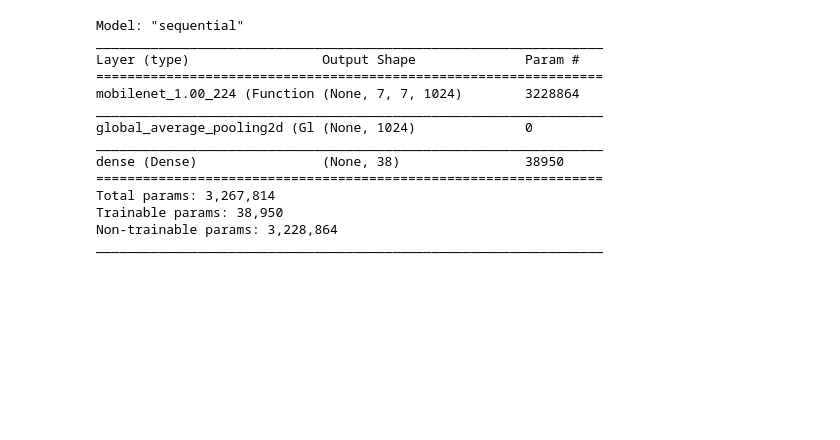
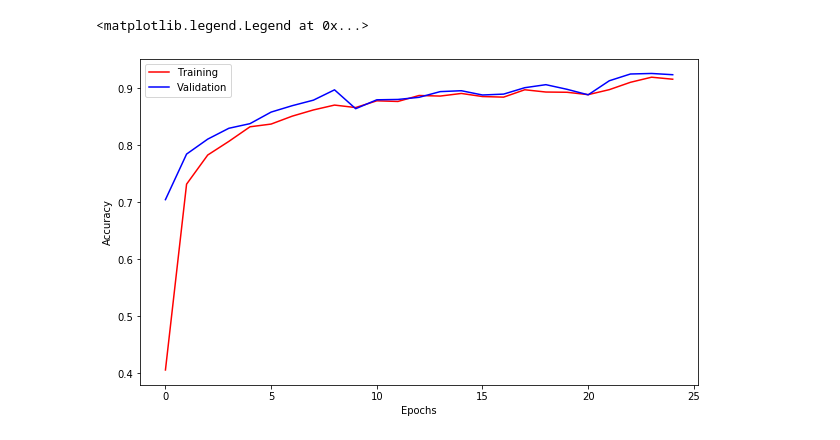
Before and after one commit to suagar10/AgraQ, a Jupyter notebook: Models/plant_disease_prediction_model.ipynb, the cells around one changed output. Saved outputs shown, nothing was run; the diff lists cells and outputs as text; code cells hidden in the pictures; blank space fills up the shorter version.

```diff
--- a/Models/plant_disease_prediction_model.ipynb
+++ b/Models/plant_disease_prediction_model.ipynb
@@ -15,0 +18,8 @@ from tensorflow.keras.preprocessing.image import ImageDataGenerator
+# %%
+train_datagen = keras.preprocessing.image.ImageDataGenerator(rescale = 1/255.0)
+batch_size = 32
+train_data = train_datagen.flow_from_directory(os.path.join(base_dir,"valid"),
+                                               target_size=(image_size,image_size),
+                                               batch_size=batch_size,
+                                               class_mode="categorical"
+                                              )
@@ -16,6 +32,2 @@ from tensorflow.keras.preprocessing.image import ImageDataGenerator
 # %%
-conv_base = tf.keras.applications.MobileNet(
-    include_top= False,
-    weights= 'imagenet',
-    input_shape= (224, 224, 3)
-)
+base_model = keras.applications.MobileNet(weights="imagenet",include_top=False,input_shape=(image_size,image_size,3))
@@ -143,18 +99,15 @@ model.save('trained_model_mobilenet.h5')
-# %%
-loader = tf.keras.models.load_model('trained_model_mobilenet.h5')
-loader.summary()
-# %% [output]
-Model: "sequential"
-_________________________________________________________________
-Layer (type)                 Output Shape              Param #
-=================================================================
-mobilenet_1.00_224 (Function (None, 7, 7, 1024)        3228864
-_________________________________________________________________
-global_average_pooling2d (Gl (None, 1024)              0
-_________________________________________________________________
-dense (Dense)                (None, 38)                38950
-=================================================================
-Total params: 3,267,814
-Trainable params: 38,950
-Non-trainable params: 3,228,864
-_________________________________________________________________
+# %%
+acc = history.history['categorical_accuracy']
+val_acc = history.history['val_categorical_accuracy']
+
+epochs = range(len(acc))
+
+fig = plt.figure(figsize=(10,6))
+plt.plot(epochs,acc,c="red",label="Training")
+plt.plot(epochs,val_acc,c="blue",label="Validation")
+plt.xlabel("Epochs")
+plt.ylabel("Accuracy")
+plt.legend()
+# %% [output]
+<matplotlib.legend.Legend at 0x...>
+[figure, added]
```
Also changed, not shown: parts of 27 cells of this notebook, 2 other files.
